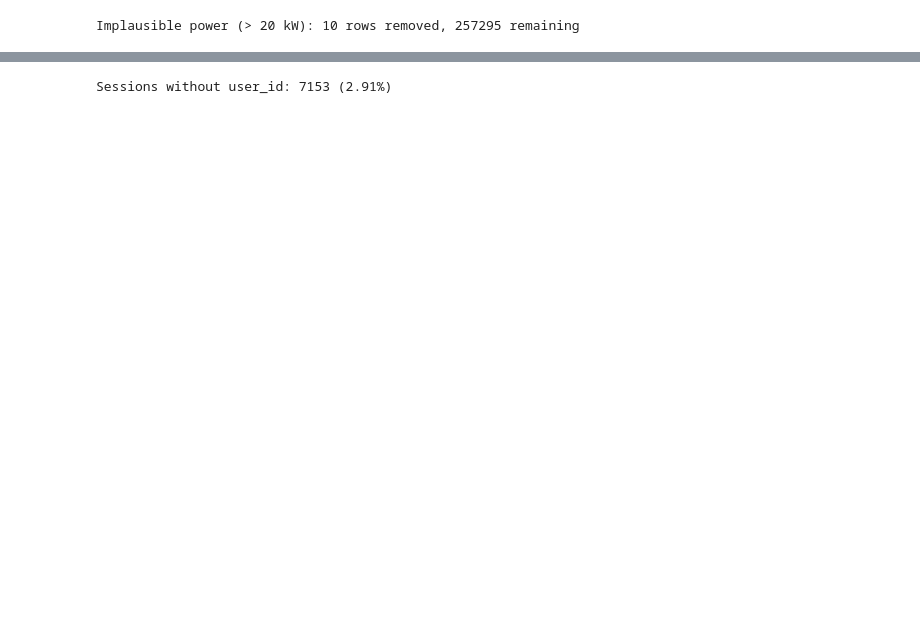
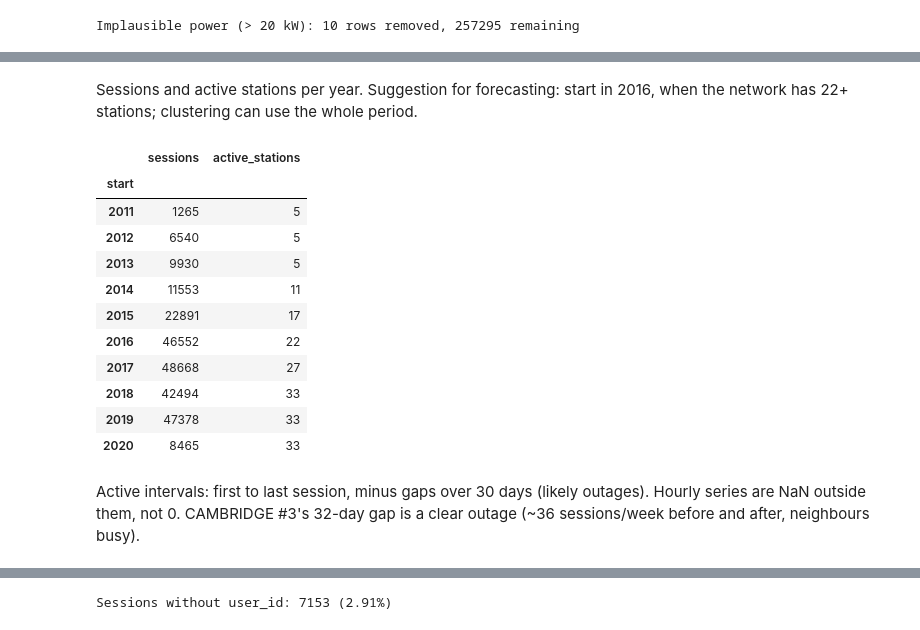
Before and after one commit to Teresa7810/Introduction-to-Business-Analytics, a Jupyter notebook: project.ipynb, the cells around one changed output, grey strips where cells are left out. Saved outputs shown, nothing was run; the diff lists cells and outputs as text; code cells hidden in the pictures; blank space fills up the shorter version.

```diff
--- a/project.ipynb
+++ b/project.ipynb
@@ -530,5 +530,0 @@ Sessions charged in a currency other than USD are inconsistent for US stations a
-# %%
-n_before = len(df)
-df = df[df["currency"].isna() | (df["currency"] == "USD")]
-df = df.drop(columns="currency")
-log_step("Non-USD currency", n_before)
@@ -538,0 +544,15 @@ Station names are stripped of extra whitespace to avoid duplicate categories.
+# %%
+non_usd = df["currency"].notna() & (df["currency"] != "USD")
+df.loc[non_usd, "fee"] = np.nan
+print("Non-USD sessions kept, fee set to NaN:", non_usd.sum())
+
+#CHECK THIS PART
+# Missing currency = USD: these sessions are free (before fees were introduced in 2017)
+
+missing_cur = df["currency"].isna()
+paid_missing = df.loc[missing_cur & (df["fee"] > 0), "fee"]
+print(f"Missing currency: {missing_cur.sum()} sessions, {(df.loc[missing_cur, 'fee'] == 0).sum()} free, "
+      f"{len(paid_missing)} paid (median {paid_missing.median():.2f} USD vs {df.loc[df['fee'] > 0, 'fee'].median():.2f} overall)")
+
+df = df.drop(columns="currency")  # now constant
+log_step("Non-USD fee set to missing", len(df))
@@ -578,0 +606,21 @@ Study period (before March 2020): 11487 rows removed, 245723 remaining
+# %% [markdown]
+Sessions and active stations per year. Suggestion for forecasting: start in 2016, when the network has 22+ stations; clustering can use the whole period.
+# %%
+yearly = df.groupby(df["start"].dt.year).agg(sessions=("start", "size"),
+                                              active_stations=("station", "nunique"))
+yearly
+# %% [output]
+|  | sessions | active_stations |
+| start |  |  |
+| 2011 | 1265 | 5 |
+| 2012 | 6540 | 5 |
+| 2013 | 9930 | 5 |
+| 2014 | 11553 | 11 |
+| 2015 | 22891 | 17 |
+| 2016 | 46552 | 22 |
+| 2017 | 48668 | 27 |
+| 2018 | 42494 | 33 |
+| 2019 | 47378 | 33 |
+| 2020 | 8465 | 33 |
+# %% [markdown]
+Active intervals: first to last session, minus gaps over 30 days (likely outages). Hourly series are NaN outside them, not 0. CAMBRIDGE #3's 32-day gap is a clear outage (~36 sessions/week before and after, neighbours busy).
```
Also changed, not shown: parts of 103 cells of this notebook, 1 other file.
